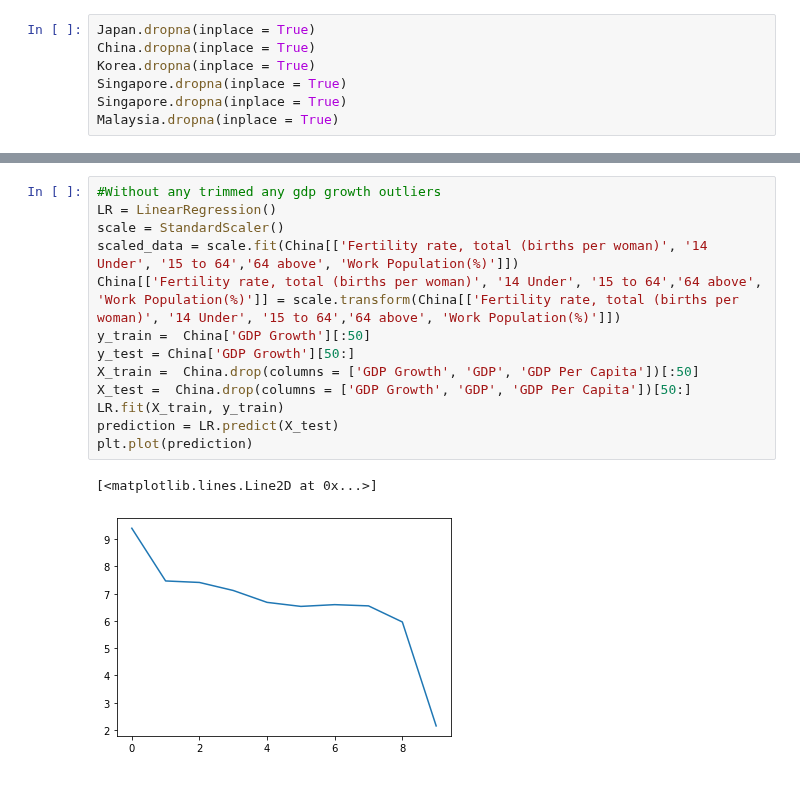
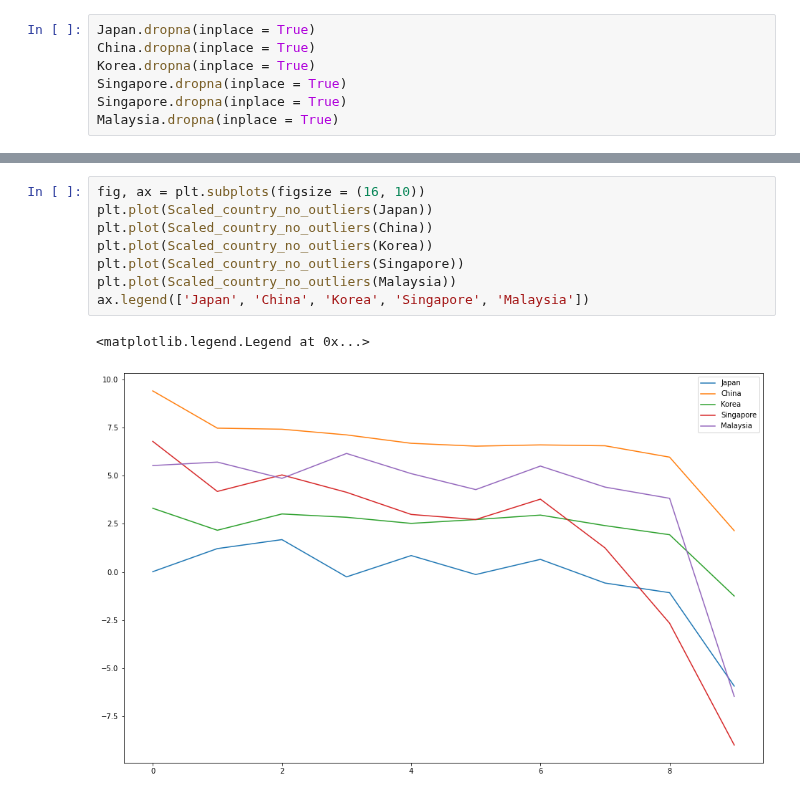
Before and after one commit to SangHyuNBack/2nd-Capstone-Project, a Jupyter notebook: Feature Engineering .ipynb, the cells around one changed output, grey strips where cells are left out. Saved outputs shown, nothing was run; the diff lists cells and outputs as text.

```diff
--- a/Feature Engineering .ipynb
+++ b/Feature Engineering .ipynb
@@ -118,16 +112,11 @@ See the caveats in the documentation: https://pandas.pydata.org/pandas-docs/stab
-# %%
-#Without any trimmed any gdp growth outliers
-LR = LinearRegression()
-scale = StandardScaler()
-scaled_data = scale.fit(China[['Fertility rate, total (births per woman)', '14 Under', '15 to 64','64 above', 'Work Population(%)']])
-China[['Fertility rate, total (births per woman)', '14 Under', '15 to 64','64 above', 'Work Population(%)']] = scale.transform(China[['Fertility rate, total (births per woman)', '14 Under', '15 to 64','64 above', 'Work Population(%)']])
-y_train =  China['GDP Growth'][:50]
-y_test = China['GDP Growth'][50:]
-X_train =  China.drop(columns = ['GDP Growth', 'GDP', 'GDP Per Capita'])[:50]
-X_test =  China.drop(columns = ['GDP Growth', 'GDP', 'GDP Per Capita'])[50:]
-LR.fit(X_train, y_train)
-prediction = LR.predict(X_test)
-plt.plot(prediction)
-# %% [output]
-[<matplotlib.lines.Line2D at 0x...>]
-[figure, removed]
+# %%
+fig, ax = plt.subplots(figsize = (16, 10))
+plt.plot(Scaled_country_no_outliers(Japan))
+plt.plot(Scaled_country_no_outliers(China))
+plt.plot(Scaled_country_no_outliers(Korea))
+plt.plot(Scaled_country_no_outliers(Singapore))
+plt.plot(Scaled_country_no_outliers(Malaysia))
+ax.legend(['Japan', 'China', 'Korea', 'Singapore', 'Malaysia'])
+# %% [output]
+<matplotlib.legend.Legend at 0x...>
+[figure, added]
```
Also changed, not shown: parts of 4 cells of this notebook.
